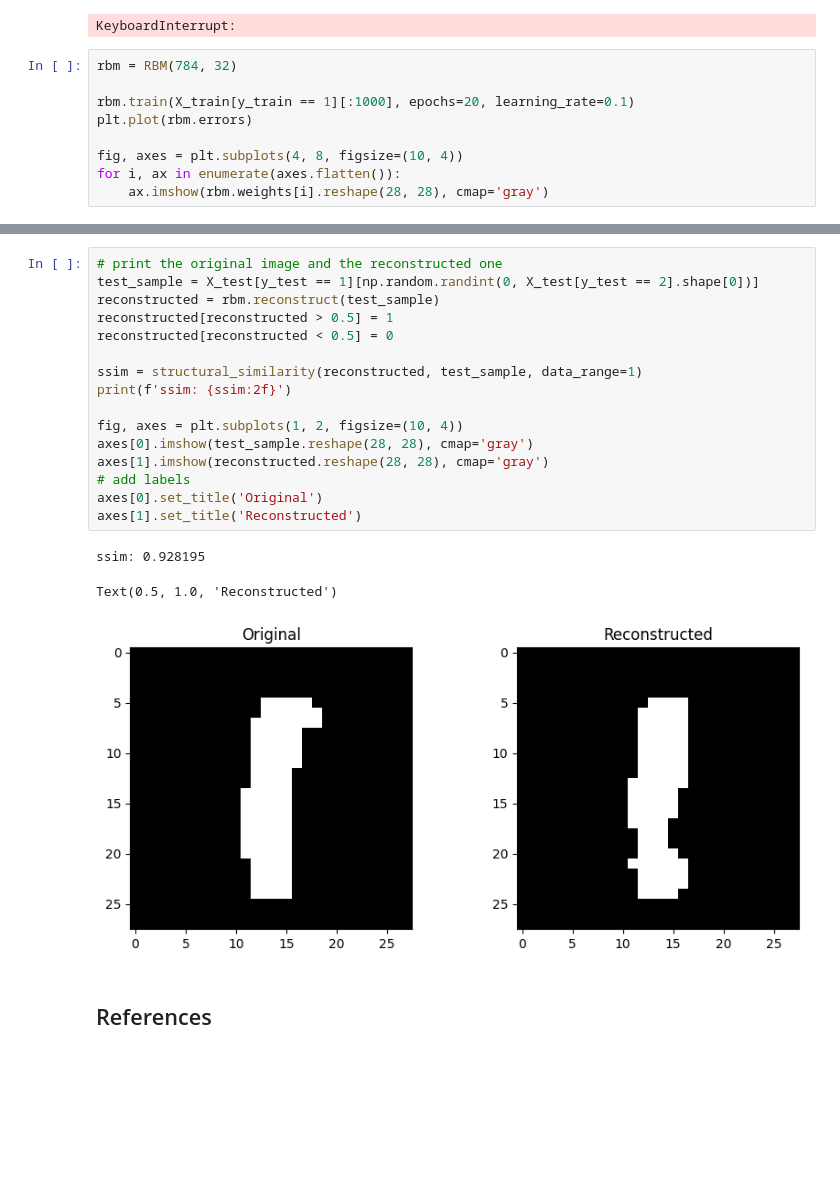
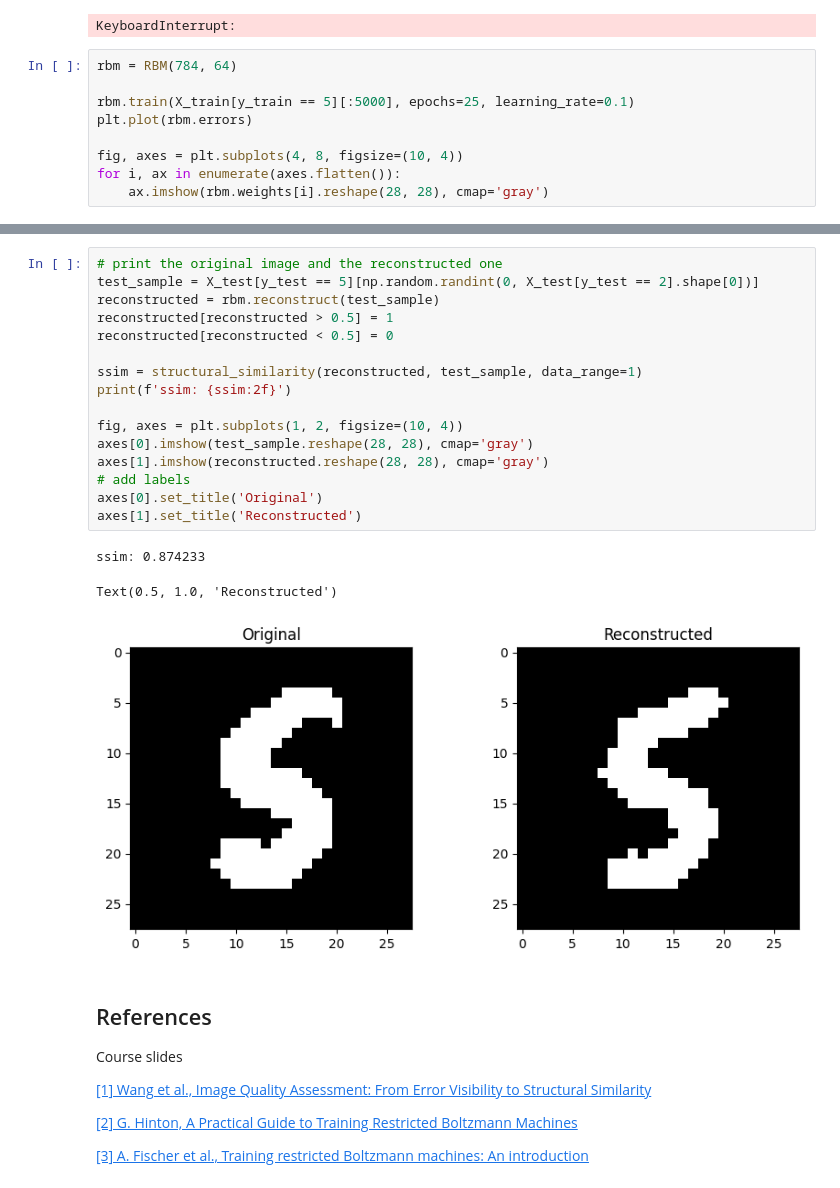
Before and after one commit to vornao/ispr-assignments, a Jupyter notebook: assignment-two/notebook.ipynb, the cells around one changed output, grey strips where cells are left out. Saved outputs shown, nothing was run; the diff lists cells and outputs as text; blank space fills up the shorter version.

```diff
--- a/assignment-two/notebook.ipynb
+++ b/assignment-two/notebook.ipynb
@@ -64,9 +99,9 @@ for i in range(10):
 Training RBM for digit 0
 KeyboardInterrupt:
 # %%
-rbm = RBM(784, 32)
+rbm = RBM(784, 64)
 
-rbm.train(X_train[y_train == 1][:1000], epochs=20, learning_rate=0.1)
+rbm.train(X_train[y_train == 5][:5000], epochs=25, learning_rate=0.1)
 plt.plot(rbm.errors)
 
 fig, axes = plt.subplots(4, 8, figsize=(10, 4))
@@ -84,22 +119,29 @@ Accuracy: 0.98, Recall 0.90, Structural similarity: 0.93
 # %%
 # print the original image and the reconstructed one
-test_sample = X_test[y_test == 1][np.random.randint(0, X_test[y_test == 2].shape[0])]
+test_sample = X_test[y_test == 5][np.random.randint(0, X_test[y_test == 2].shape[0])]
 reconstructed = rbm.reconstruct(test_sample)
 reconstructed[reconstructed > 0.5] = 1
 reconstructed[reconstructed < 0.5] = 0
 
 ssim = structural_similarity(reconstructed, test_sample, data_range=1)
 print(f'ssim: {ssim:2f}')
 
 fig, axes = plt.subplots(1, 2, figsize=(10, 4))
 axes[0].imshow(test_sample.reshape(28, 28), cmap='gray')
 axes[1].imshow(reconstructed.reshape(28, 28), cmap='gray')
 # add labels
 axes[0].set_title('Original')
 axes[1].set_title('Reconstructed')
 # %% [output]
-ssim: 0.928195
+ssim: 0.874233
 Text(0.5, 1.0, 'Reconstructed')
-[figure, old version]
+[figure, new version]
-# %% [markdown]
-## References
+# %% [markdown]
+## References
+Course slides
+
+[[1] Wang et al., Image Quality Assessment: From Error Visibility to Structural Similarity](http://www.cns.nyu.edu/pub/eero/wang03-reprint.pdf)
+
+[[2] G. Hinton, A Practical Guide to Training Restricted Boltzmann Machines](https://www.cs.toronto.edu/~hinton/absps/guideTR.pdf)
+
+[[3] A. Fischer et al., Training restricted Boltzmann machines: An introduction](https://www.sciencedirect.com/science/article/abs/pii/S0031320313002495)
```
Also changed, not shown: parts of 8 cells of this notebook, 1 other file.
